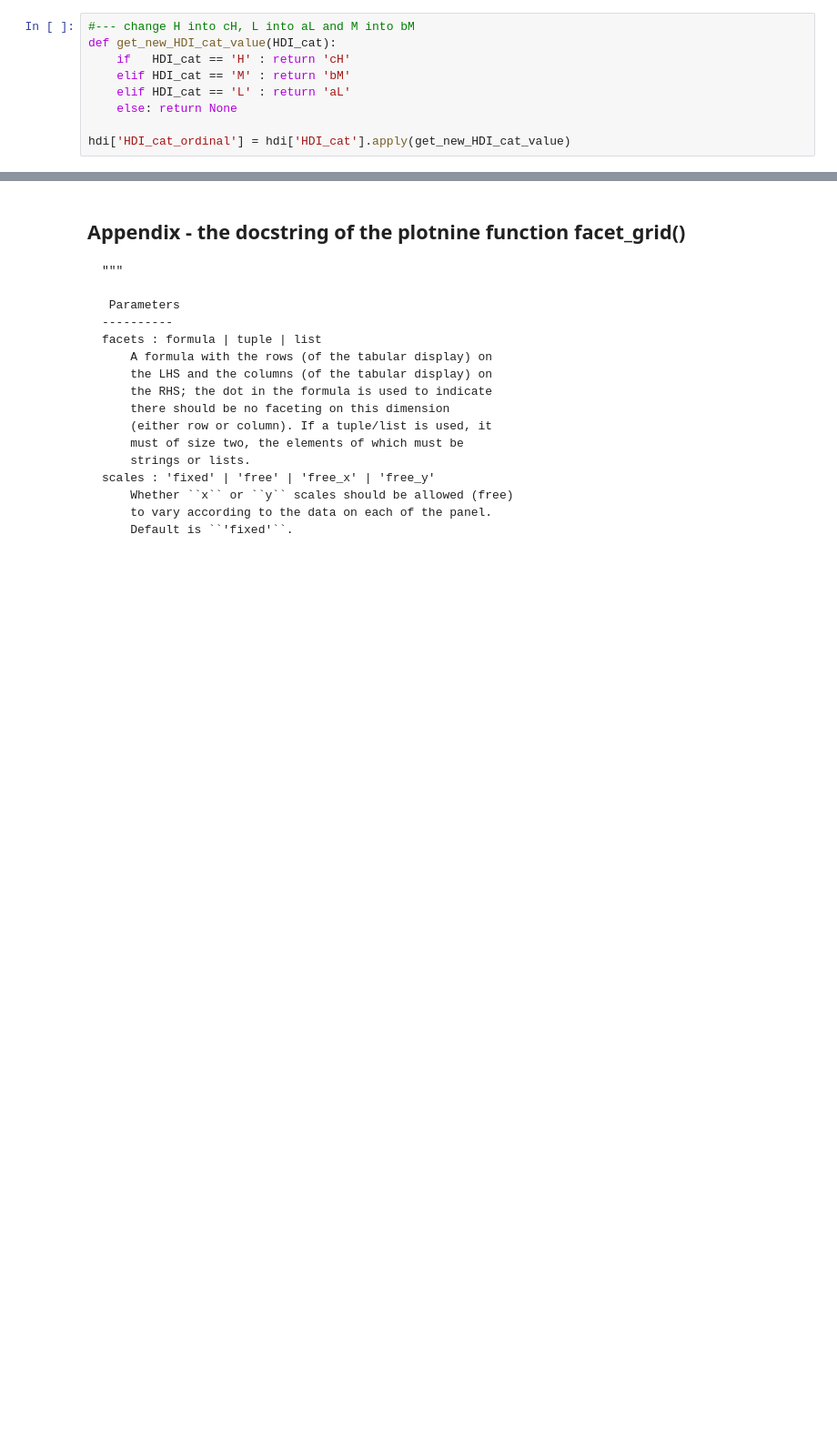
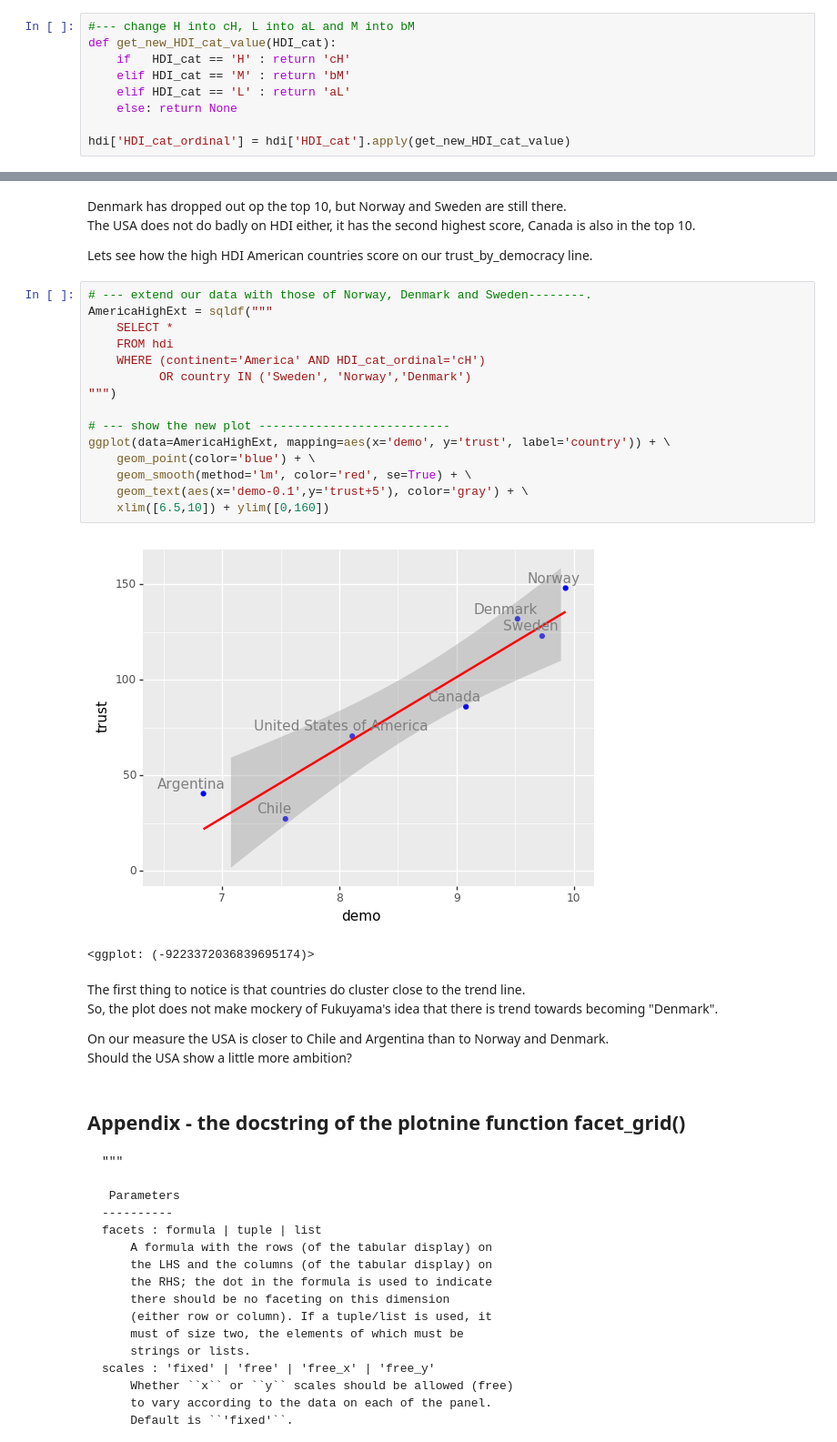
Before and after one commit to vilkoos/ggplot_cookbook, a Jupyter notebook: cookbook/610_facet_grid.ipynb, the cells around one changed output, grey strips where cells are left out. Shown at 91% size. Drawn from its saved outputs; the diff is of its cells as text; blank space fills up the shorter version.

```diff
--- a/cookbook/610_facet_grid.ipynb
+++ b/cookbook/610_facet_grid.ipynb
@@ -300,3 +368,32 @@ For more see the appendix below
+# %% [markdown]
+Denmark has dropped out op the top 10, but Norway and Sweden are still there.
+The USA does not do badly on HDI either, it has the second highest score, Canada is also in the top 10.
+
+Lets see how the high HDI American countries score on our trust_by_democracy line.
+# %%
+# --- extend our data with those of Norway, Denmark and Sweden--------.
+AmericaHighExt = sqldf("""
+    SELECT *
+    FROM hdi
+    WHERE (continent='America' AND HDI_cat_ordinal='cH')
+          OR country IN ('Sweden', 'Norway','Denmark')
+""")
+
+# --- show the new plot ---------------------------
+ggplot(data=AmericaHighExt, mapping=aes(x='demo', y='trust', label='country')) + \
+    geom_point(color='blue') + \
+    geom_smooth(method='lm', color='red', se=True) + \
+    geom_text(aes(x='demo-0.1',y='trust+5'), color='gray') + \
+    xlim([6.5,10]) + ylim([0,160])
+# %% [output]
+[figure, added]
+<ggplot: (-9223372036839695174)>
+# %% [markdown]
+The first thing to notice is that countries do cluster close to the trend line.
+So, the plot does not make mockery of Fukuyama's idea that there is trend towards becoming "Denmark".
+
+On our measure the USA is closer to Chile and Argentina than to Norway and Denmark.
+Should the USA show a little more ambition?
 # %% [markdown]
 ## Appendix - the docstring of the plotnine function facet_grid()
 
```
Also changed, not shown: parts of 37 cells of this notebook, 3 other files.
